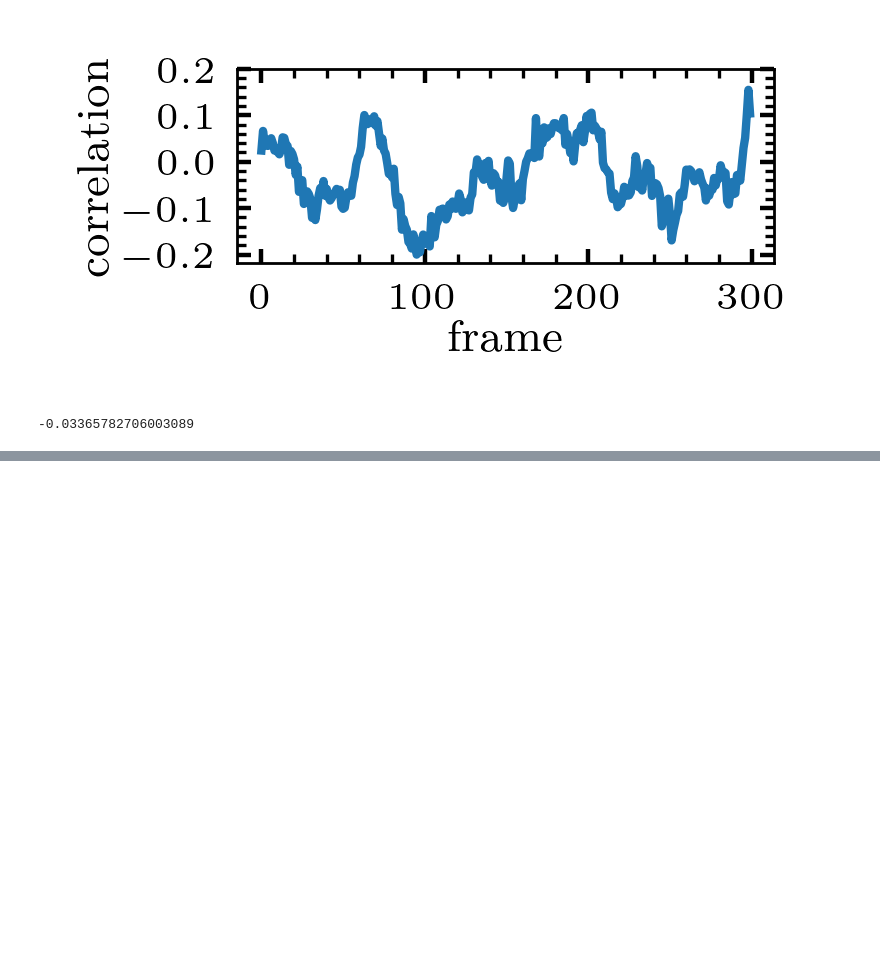
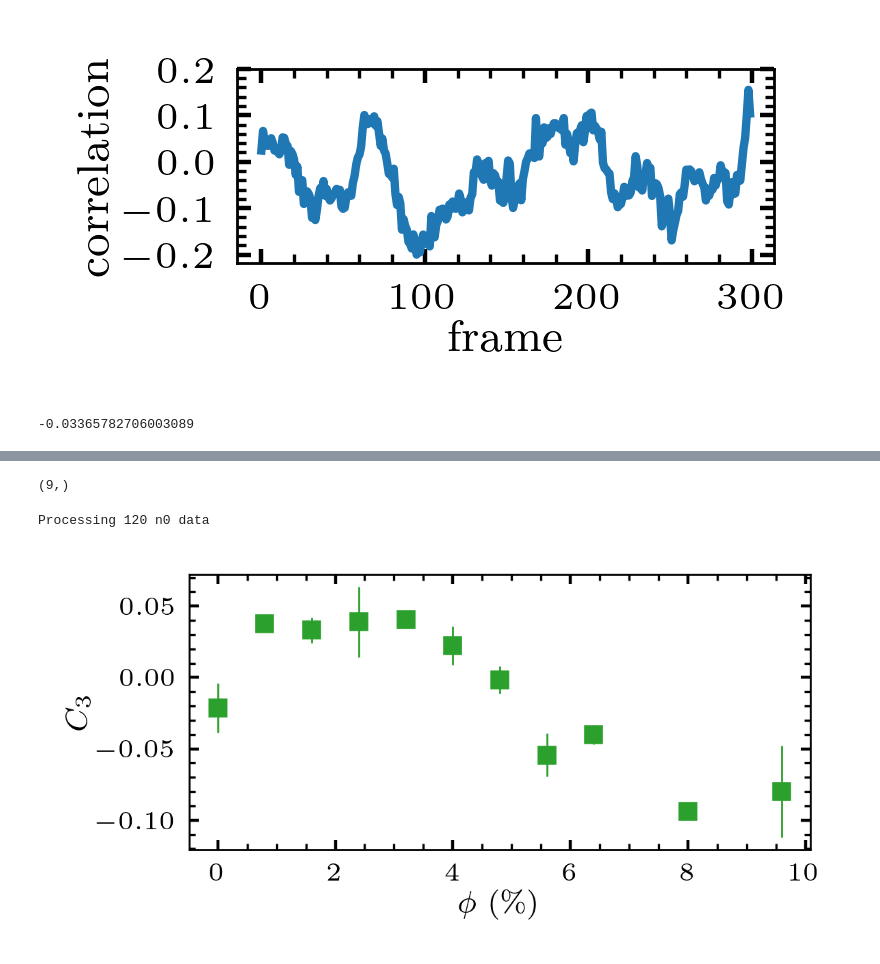
Before and after one commit to ZLoverty/Python, a Jupyter notebook: Correlation/src/Figures-casual.ipynb, the cells around one changed output, grey strips where cells are left out. Drawn from its saved outputs; the diff is of its cells as text; code cells hidden in the pictures; blank space fills up the shorter version.

Commit message:
Analyze concentration-velocity correlation
also push a .gitignore to repo

```diff
--- a/Correlation/src/Figures-casual.ipynb
+++ b/Correlation/src/Figures-casual.ipynb
@@ -38,7 +40,7 @@ from corrLib import *
 # %%
 color_dict, marker_list = unified_symbols() # keep color and symbol consistent across different plot, for same concentrations
-data_master_dir = 'G:\\' # data folder: Google drive for now, but may change in the future
+data_master_dir = '/home/zhengyang/data/DF' # data folder: Google drive for now, but may change in the future
 tm.prl('1-column-2-panel') # control the default plotting configurations, now I realize the parameters should vary from plot to plot
 # dirs = data_log_mapping(kw='aug') # video info for GNF raw data, obtained from Aug 3rd to Aug 6th
-# log_df = experiment_log()
+log_df = experiment_log()
 n0_to_vf = 0.08
@@ -158,0 +166,7 @@ np.array(c_list).mean()
+# %%
+# Use the data from Aug 2020
+log_aug = log_df.loc[(log_df['date']=='08032020')|
+                     (log_df['date']=='08042020')|
+                     (log_df['date']=='08052020')|
+                     (log_df['date']=='08062020')&
+                     (log_df['conc']!=0)].sort_values(by='conc')
@@ -158,0 +210,37 @@ np.array(c_list).mean()
+# %%
+x = np.load(os.path.join(out_folder, 'nxv.npy'))
+x.shape
+# %% [output]
+(9,)
+# %%
+# read nxv data and compute the means for each concentration
+mean_list = [] # initialize a list to store the mean of nxv
+std_list = []
+conc_list = []
+for conc in log_aug.conc.drop_duplicates():
+    # print info
+    print('Processing {:d} n0 data'.format(int(conc)))
+    clear_output(wait=True)
+    if conc != 85:
+        conc_list.append(conc)
+        # read nxv data
+        log_conc = log_aug.loc[(log_aug.conc==conc)&(log_aug.thickness==140)]
+        mean_temp = []
+        for num, i in log_conc.iterrows():
+            out_folder = os.path.join(data_master_dir, i.date, 'nxv', '{:02d}'.format(i.run_number))
+            c_array = np.load(os.path.join(out_folder, 'nxv.npy'))
+            mean_temp.append(c_array[int(2/3*len(c_array)):].mean()) # set the fraction of frames to be averaged over
+        mean_list.append(np.array(mean_temp).mean())
+        std_list.append(np.array(mean_temp).std())
+# %% [output]
+Processing 120 n0 data
+# %%
+fig, ax = plt.subplots(figsize=(3, 1.5))
+ax.errorbar(np.array(conc_list)*n0_to_vf, mean_list, yerr=std_list,
+            ls='', marker='s', markersize=4, mew=1, lw=0.5, color=bestcolor(2))
+ax.set_xlabel('$\phi$ (\%)')
+ax.set_ylabel('$C_3$')
+plt.tight_layout()
+fig.savefig('/home/zhengyang/Pictures/nxv-phi.pdf')
+# %% [output]
+[figure, added]
```
Also changed, not shown: parts of 5 cells of this notebook, 1 other file.
